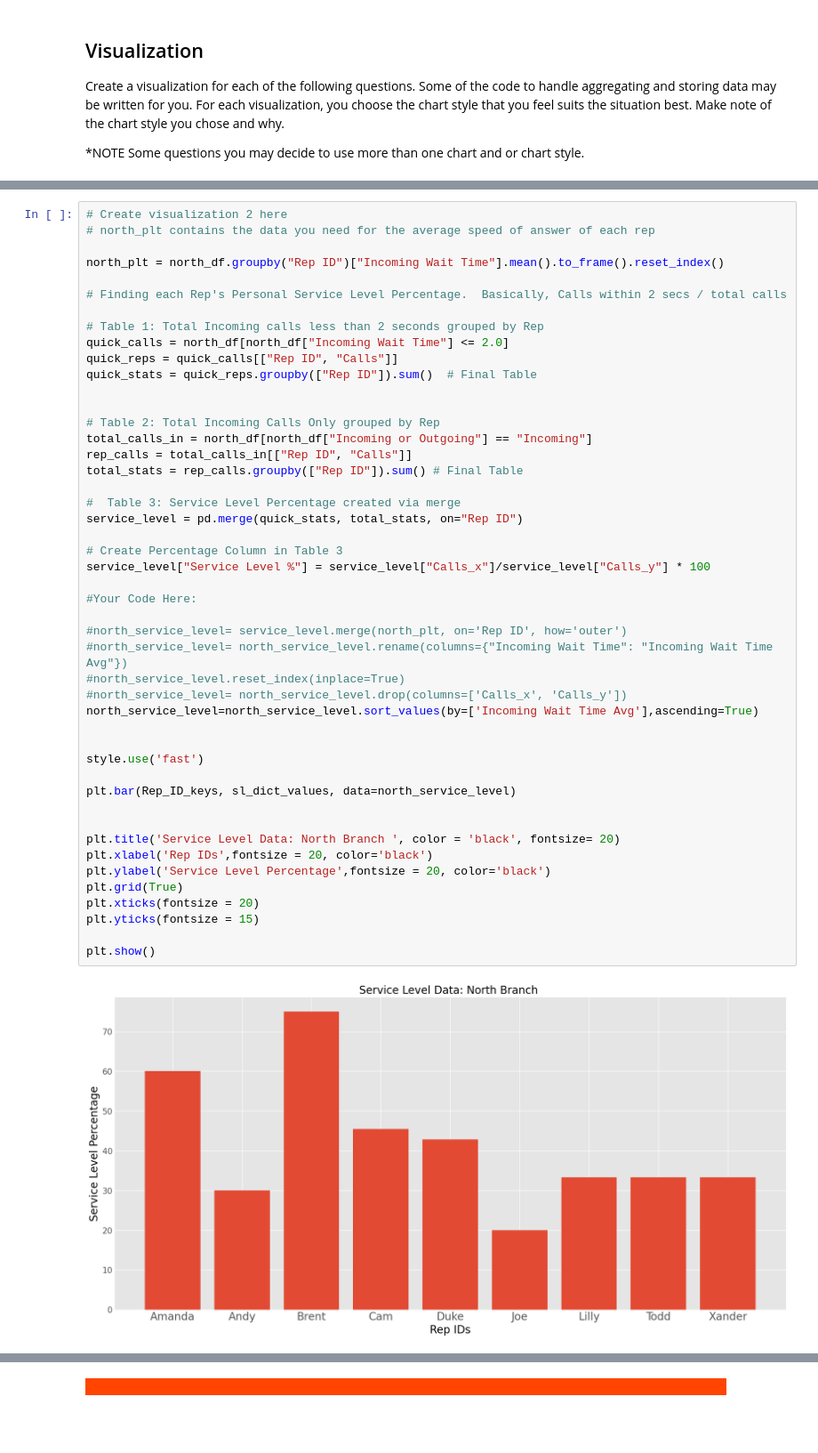
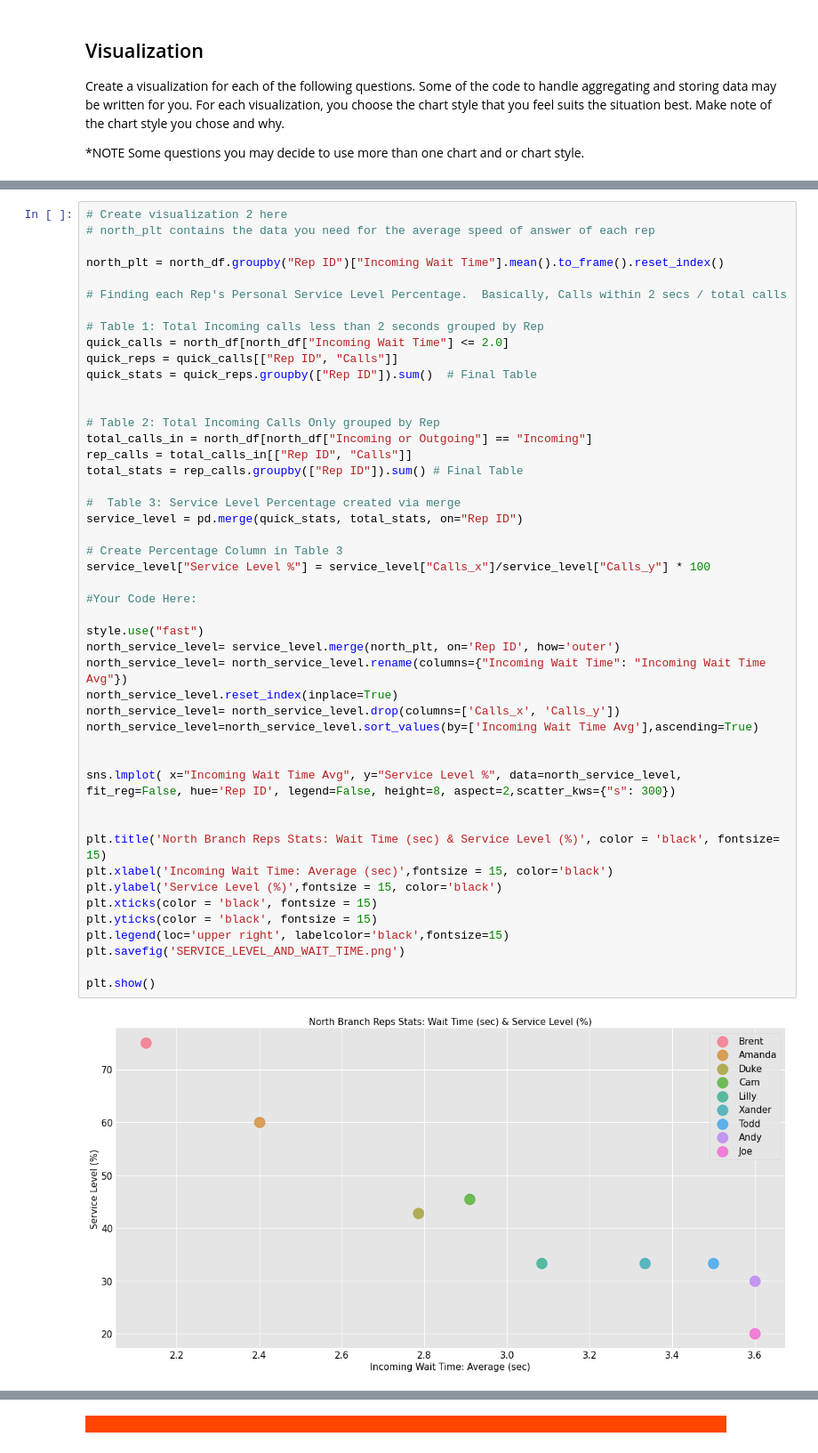
Before and after one commit to iorti00/call-center-cleanup-assignment, a Jupyter notebook: Call_Center_Cleanup.ipynb, the cells around one changed output, grey strips where cells are left out. Shown at 89% size. Cells and saved outputs as stored; diff of their text form; blank space fills up the shorter version.

```diff
--- a/Call_Center_Cleanup.ipynb
+++ b/Call_Center_Cleanup.ipynb
@@ -575,44 +574,45 @@ north_plt = north_df.groupby("Rep ID")["Incoming Wait Time"].mean().to_frame().r
 
 # Finding each Rep's Personal Service Level Percentage.  Basically, Calls within 2 secs / total calls
 
 # Table 1: Total Incoming calls less than 2 seconds grouped by Rep
 quick_calls = north_df[north_df["Incoming Wait Time"] <= 2.0]
 quick_reps = quick_calls[["Rep ID", "Calls"]]
 quick_stats = quick_reps.groupby(["Rep ID"]).sum()  # Final Table
 
 
 # Table 2: Total Incoming Calls Only grouped by Rep
 total_calls_in = north_df[north_df["Incoming or Outgoing"] == "Incoming"]
 rep_calls = total_calls_in[["Rep ID", "Calls"]]
 total_stats = rep_calls.groupby(["Rep ID"]).sum() # Final Table
 
 #  Table 3: Service Level Percentage created via merge
 service_level = pd.merge(quick_stats, total_stats, on="Rep ID")
 
 # Create Percentage Column in Table 3
 service_level["Service Level %"] = service_level["Calls_x"]/service_level["Calls_y"] * 100
 
 #Your Code Here:
 
-#north_service_level= service_level.merge(north_plt, on='Rep ID', how='outer')
-#north_service_level= north_service_level.rename(columns={"Incoming Wait Time": "Incoming Wait Time Avg"})
-#north_service_level.reset_index(inplace=True)
-#north_service_level= north_service_level.drop(columns=['Calls_x', 'Calls_y'])
+style.use("fast")
+north_service_level= service_level.merge(north_plt, on='Rep ID', how='outer')
+north_service_level= north_service_level.rename(columns={"Incoming Wait Time": "Incoming Wait Time Avg"})
+north_service_level.reset_index(inplace=True)
+north_service_level= north_service_level.drop(columns=['Calls_x', 'Calls_y'])
 north_service_level=north_service_level.sort_values(by=['Incoming Wait Time Avg'],ascending=True)
 
 
-style.use('fast')
-
-plt.bar(Rep_ID_keys, sl_dict_values, data=north_service_level)
+sns.lmplot( x="Incoming Wait Time Avg", y="Service Level %", data=north_service_level,
+fit_reg=False, hue='Rep ID', legend=False, height=8, aspect=2,scatter_kws={"s": 300})
 
 
-plt.title('Service Level Data: North Branch ', color = 'black', fontsize= 20)
-plt.xlabel('Rep IDs',fontsize = 20, color='black')
-plt.ylabel('Service Level Percentage',fontsize = 20, color='black')
-plt.grid(True)
-plt.xticks(fontsize = 20)
-plt.yticks(fontsize = 15)
+plt.title('North Branch Reps Stats: Wait Time (sec) & Service Level (%)', color = 'black', fontsize= 15)
+plt.xlabel('Incoming Wait Time: Average (sec)',fontsize = 15, color='black')
+plt.ylabel('Service Level (%)',fontsize = 15, color='black')
+plt.xticks(color = 'black', fontsize = 15)
+plt.yticks(color = 'black', fontsize = 15)
+plt.legend(loc='upper right', labelcolor='black',fontsize=15)
+plt.savefig('SERVICE_LEVEL_AND_WAIT_TIME.png')
 
 plt.show()
 # %% [output]
-[figure, old version]
+[figure, new version]
```
Also changed, not shown: parts of 31 cells of this notebook, 5 other files.
